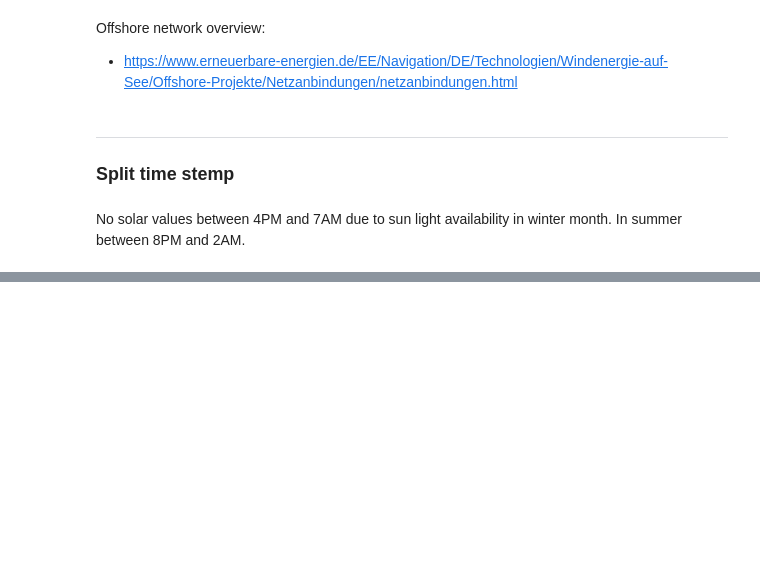
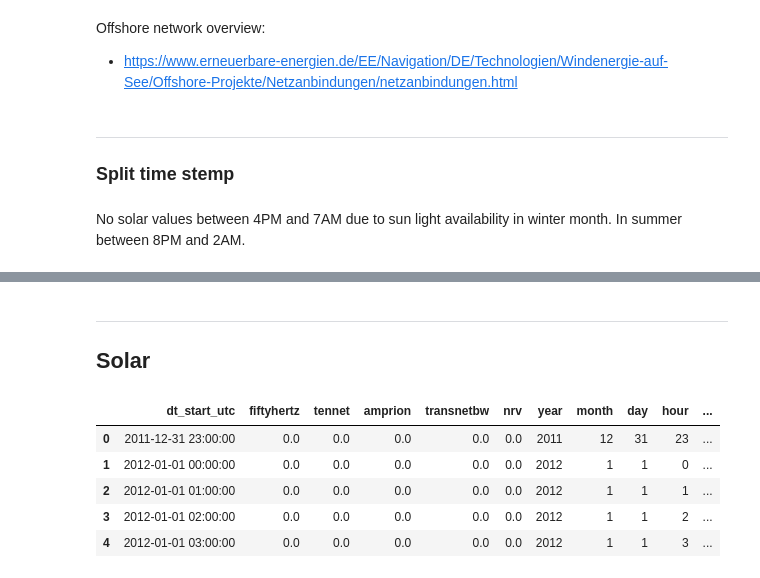
Before and after one commit to Windbenders/capstone_energy, a Jupyter notebook: notebooks/notebook_Katrin.ipynb, the cells around one changed output, grey strips where cells are left out. Drawn from its saved outputs; the diff is of its cells as text; code cells hidden in the pictures; blank space fills up the shorter version.

```diff
--- a/notebooks/notebook_Katrin.ipynb
+++ b/notebooks/notebook_Katrin.ipynb
@@ -543,0 +304,13 @@ ohr_won.head(10)
+# %% [markdown]
+---
+
+## __Solar__
+# %%
+ohr_solar.head()
+# %% [output]
+|  | dt_start_utc | fiftyhertz | tennet | amprion | transnetbw | nrv | year | month | day | hour | ... |
+| 0 | 2011-12-31 23:00:00 | 0.0 | 0.0 | 0.0 | 0.0 | 0.0 | 2011 | 12 | 31 | 23 | ... |
+| 1 | 2012-01-01 00:00:00 | 0.0 | 0.0 | 0.0 | 0.0 | 0.0 | 2012 | 1 | 1 | 0 | ... |
+| 2 | 2012-01-01 01:00:00 | 0.0 | 0.0 | 0.0 | 0.0 | 0.0 | 2012 | 1 | 1 | 1 | ... |
+| 3 | 2012-01-01 02:00:00 | 0.0 | 0.0 | 0.0 | 0.0 | 0.0 | 2012 | 1 | 1 | 2 | ... |
+| 4 | 2012-01-01 03:00:00 | 0.0 | 0.0 | 0.0 | 0.0 | 0.0 | 2012 | 1 | 1 | 3 | ... |
```
Also changed, not shown: parts of 70 cells of this notebook.
